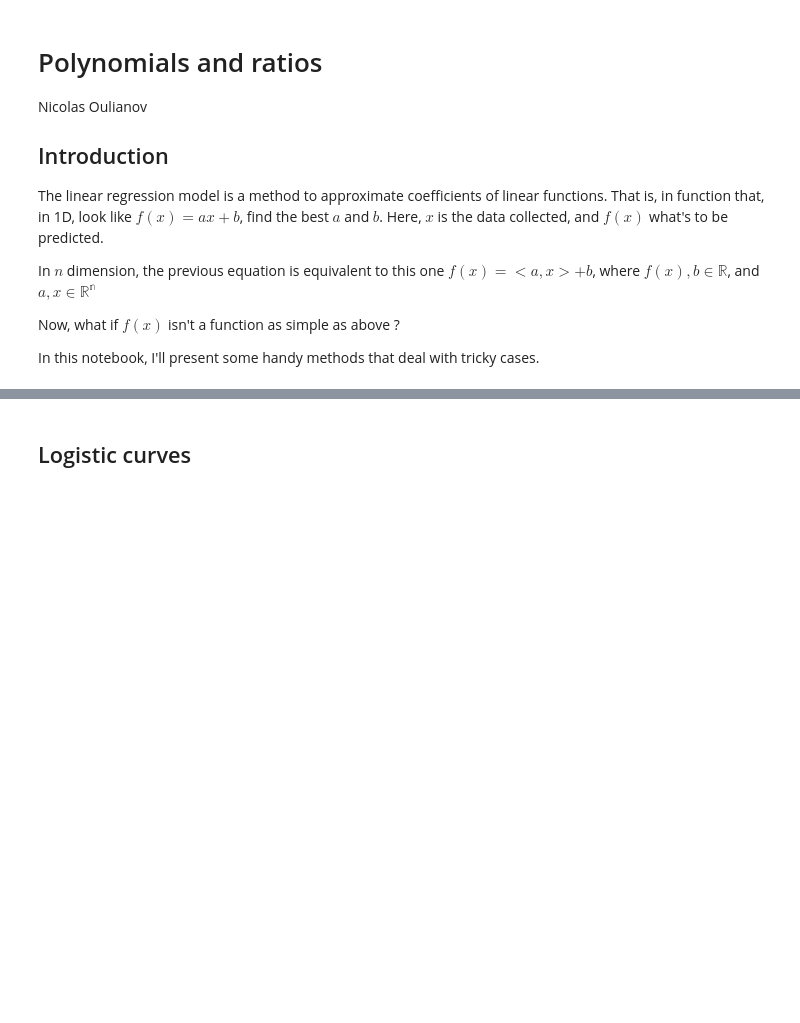
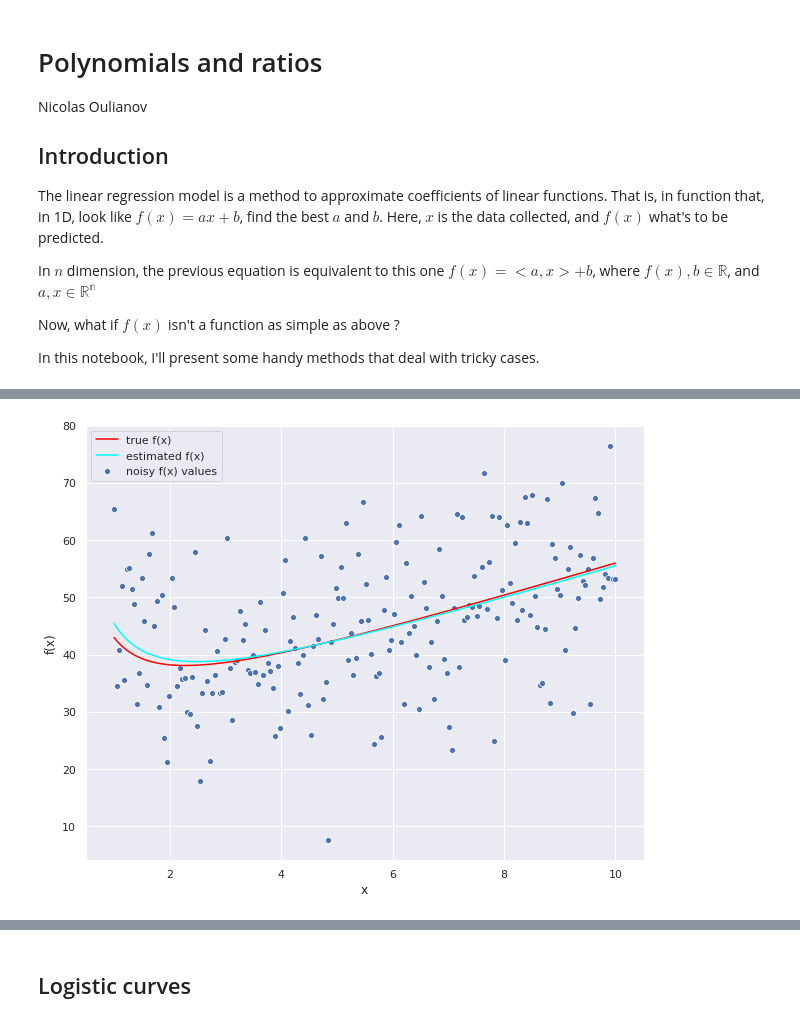
Before and after one commit to oulianov/linear-models, a Jupyter notebook: Polynomials and ratios.ipynb, the cells around one changed output, grey strips where cells are left out. Cells and saved outputs as stored; diff of their text form; code cells hidden in the pictures; blank space fills up the shorter version.

```diff
--- a/Polynomials and ratios.ipynb
+++ b/Polynomials and ratios.ipynb
@@ -58,0 +173,15 @@ plt.show()
+# %%
+# Estimate a, b, c, d using linear regression
+model_2 = LinearRegression(fit_intercept=False)
+
+# Transformation
+f_x_transform = f_x_noisy*x
+X = np.array([x, x**2, y]).T
+model_2.fit(X, f_x_transform)
+f_x_estimated = model_2.predict(X)/x
+
+# Plotting
+# We plot only according to the x axis.
+visualisation()
+# %% [output]
+[figure, added]
```
Also changed, not shown: parts of 13 cells of this notebook.
